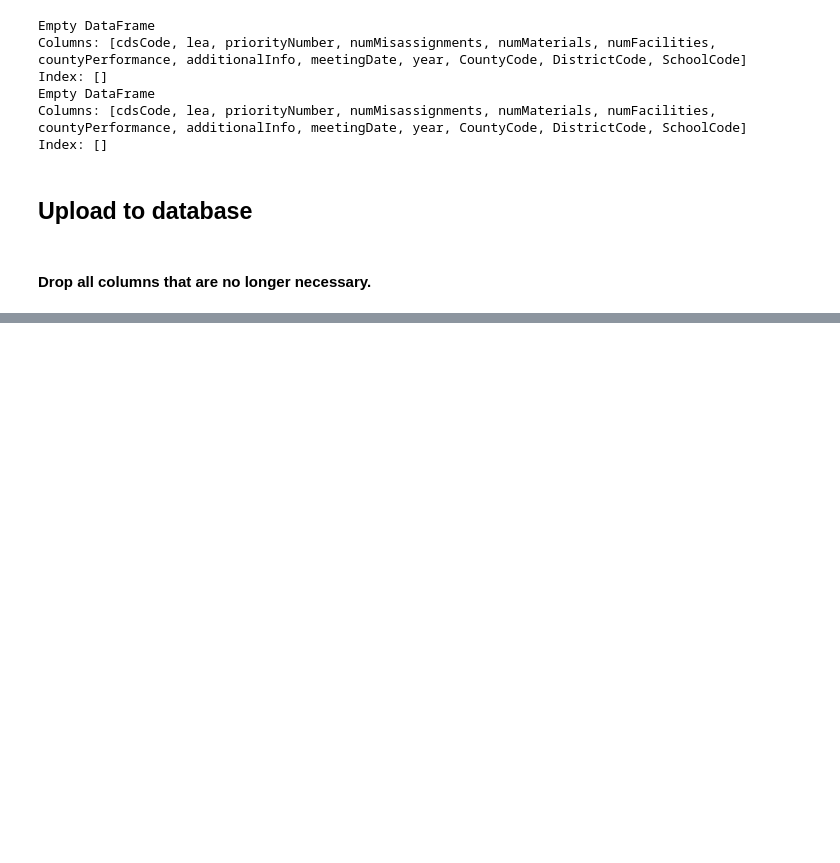
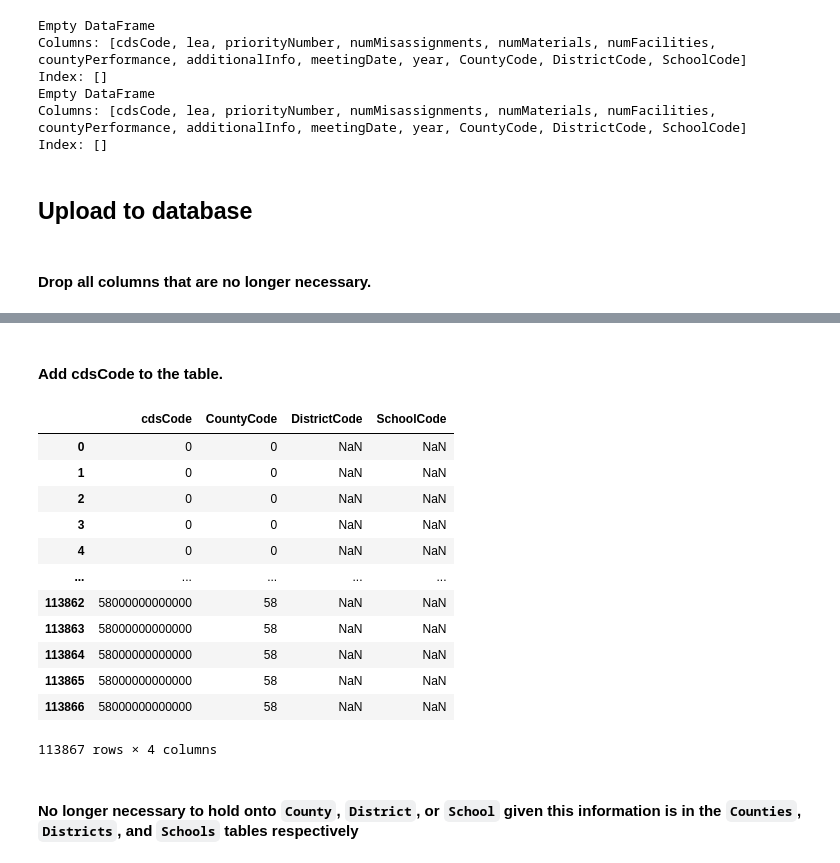
Before and after one commit to PENTASHIFT/DS-Capstone-Project, a Jupyter notebook: exploration/data_processing.ipynb, the cells around one changed output, grey strips where cells are left out. Cells and saved outputs as stored; diff of their text form; code cells hidden in the pictures; blank space fills up the shorter version.

Commit message:
added acgr dataset

```diff
--- a/exploration/data_processing.ipynb
+++ b/exploration/data_processing.ipynb
@@ -442,0 +447,17 @@ con.close()
+# %%
+acgr_columns = [
+    "Year", "AggregateLevel", "CountyCode",
+    "DistrictCode", "SchoolCode", "County",
+    "District", "School", "CharterSchool",
+    "DASS", "ReportingCategory", "CohortStudents",
+    "RegHSDiploma", "RegHSDiplomaRaet", "UniReqs",
+    "UniReqsPercent", "Biliteracy", "BiliteracyRate",
+    "Merit", "MeritRate", "Exemption",
+    "ExemptionRate", "CPP", "CPPRate",
+    "AdultEd", "AdultEdRate", "SPED",
+    "SPEDRate", "GED", "GEDRate",
+    "Other", "OtherRate", "Dropout",
+    "DropoutRate", "StillEnrolled", "StillEnrolledRate"
+]
+# %%
+acgr = pd.read_csv(DATA / "acgr24.txt", sep="\t", names=acgr_columns, skiprows=1)
@@ -442,0 +514,31 @@ con.close()
+# %% [markdown]
+#### Add cdsCode to the table.
+# %%
+def merge_codes(county_code: float, district_code: float, school_code: float) -> int:
+    cds_code = 0
+    if not np.isnan(county_code):
+        cds_code += county_code * 1e12
+    if not np.isnan(district_code):
+        cds_code += district_code * 1e7
+    if not np.isnan(school_code):
+        cds_code += school_code
+    return int(cds_code)
+# %%
+acgr["cdsCode"] = acgr.apply(lambda row: merge_codes(row["CountyCode"], row["DistrictCode"], row["SchoolCode"]), axis=1)
+acgr[["cdsCode", "CountyCode", "DistrictCode", "SchoolCode"]]
+# %% [output]
+|  | cdsCode | CountyCode | DistrictCode | SchoolCode |
+| 0 | 0 | 0 | NaN | NaN |
+| 1 | 0 | 0 | NaN | NaN |
+| 2 | 0 | 0 | NaN | NaN |
+| 3 | 0 | 0 | NaN | NaN |
+| 4 | 0 | 0 | NaN | NaN |
+| ... | ... | ... | ... | ... |
+| 113862 | 58000000000000 | 58 | NaN | NaN |
+| 113863 | 58000000000000 | 58 | NaN | NaN |
+| 113864 | 58000000000000 | 58 | NaN | NaN |
+| 113865 | 58000000000000 | 58 | NaN | NaN |
+| 113866 | 58000000000000 | 58 | NaN | NaN |
+113867 rows × 4 columns
+# %% [markdown]
+#### No longer necessary to hold onto `County`, `District`, or `School` given this information is in the `Counties`, `Districts`, and `Schools` tables respectively
```
Also changed, not shown: parts of 11 cells of this notebook, 2 other files.
